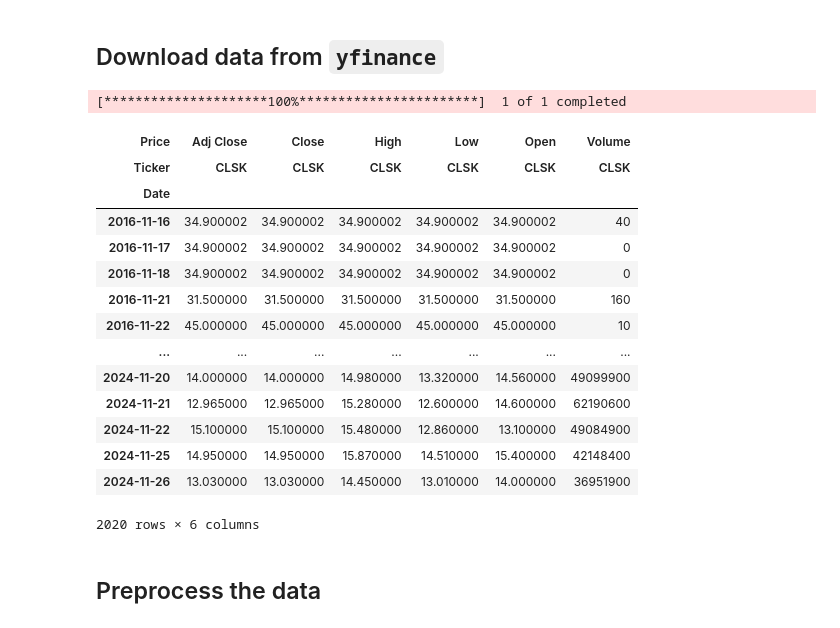
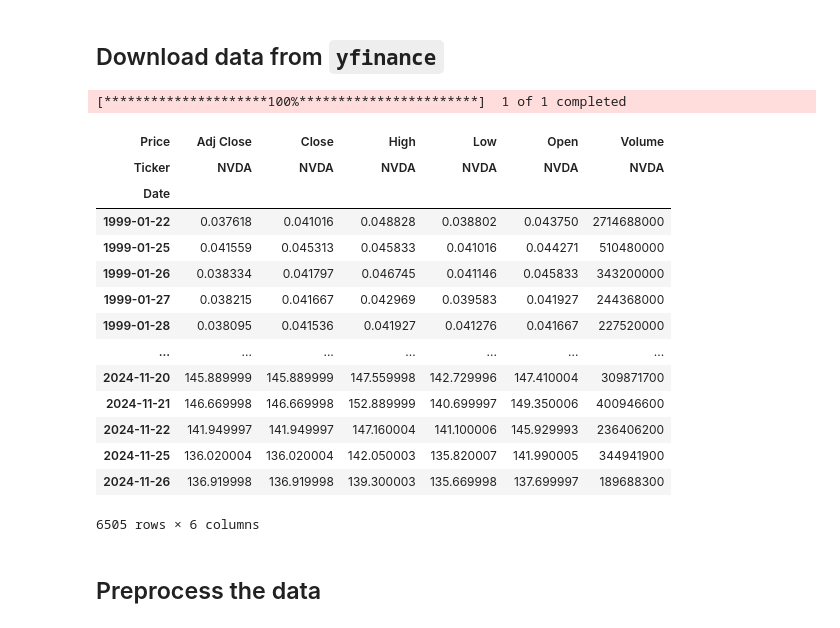
Before and after one commit to rniggebrugge/python-training, a Jupyter notebook: notebooks-course/09C_The Overfitting Problem.ipynb, the cells around one changed output. Cells and saved outputs as stored; diff of their text form; code cells hidden in the pictures.

```diff
--- a/notebooks-course/09C_The Overfitting Problem.ipynb
+++ b/notebooks-course/09C_The Overfitting Problem.ipynb
@@ -3,28 +3,30 @@
 # %% [markdown]
 ## Download data from `yfinance`
 # %%
+import pandas as pd
+import numpy as np
 import yfinance as yf
 
-ticker = 'CLSK'
+ticker = 'NVDA'
 df = yf.download(ticker)
 df
 # %% [output]
 [*********************100%***********************]  1 of 1 completed
 | Price | Adj Close | Close | High | Low | Open | Volume |
-| Ticker | CLSK | CLSK | CLSK | CLSK | CLSK | CLSK |
+| Ticker | NVDA | NVDA | NVDA | NVDA | NVDA | NVDA |
 | Date |  |  |  |  |  |  |
-| 2016-11-16 | 34.900002 | 34.900002 | 34.900002 | 34.900002 | 34.900002 | 40 |
-| 2016-11-17 | 34.900002 | 34.900002 | 34.900002 | 34.900002 | 34.900002 | 0 |
-| 2016-11-18 | 34.900002 | 34.900002 | 34.900002 | 34.900002 | 34.900002 | 0 |
-| 2016-11-21 | 31.500000 | 31.500000 | 31.500000 | 31.500000 | 31.500000 | 160 |
-| 2016-11-22 | 45.000000 | 45.000000 | 45.000000 | 45.000000 | 45.000000 | 10 |
+| 1999-01-22 | 0.037618 | 0.041016 | 0.048828 | 0.038802 | 0.043750 | 2714688000 |
+| 1999-01-25 | 0.041559 | 0.045313 | 0.045833 | 0.041016 | 0.044271 | 510480000 |
+| 1999-01-26 | 0.038334 | 0.041797 | 0.046745 | 0.041146 | 0.045833 | 343200000 |
+| 1999-01-27 | 0.038215 | 0.041667 | 0.042969 | 0.039583 | 0.041927 | 244368000 |
+| 1999-01-28 | 0.038095 | 0.041536 | 0.041927 | 0.041276 | 0.041667 | 227520000 |
 | ... | ... | ... | ... | ... | ... | ... |
-| 2024-11-20 | 14.000000 | 14.000000 | 14.980000 | 13.320000 | 14.560000 | 49099900 |
-| 2024-11-21 | 12.965000 | 12.965000 | 15.280000 | 12.600000 | 14.600000 | 62190600 |
-| 2024-11-22 | 15.100000 | 15.100000 | 15.480000 | 12.860000 | 13.100000 | 49084900 |
-| 2024-11-25 | 14.950000 | 14.950000 | 15.870000 | 14.510000 | 15.400000 | 42148400 |
-| 2024-11-26 | 13.030000 | 13.030000 | 14.450000 | 13.010000 | 14.000000 | 36951900 |
+| 2024-11-20 | 145.889999 | 145.889999 | 147.559998 | 142.729996 | 147.410004 | 309871700 |
+| 2024-11-21 | 146.669998 | 146.669998 | 152.889999 | 140.699997 | 149.350006 | 400946600 |
+| 2024-11-22 | 141.949997 | 141.949997 | 147.160004 | 141.100006 | 145.929993 | 236406200 |
+| 2024-11-25 | 136.020004 | 136.020004 | 142.050003 | 135.820007 | 141.990005 | 344941900 |
+| 2024-11-26 | 136.919998 | 136.919998 | 139.300003 | 135.669998 | 137.699997 | 189688300 |
-2020 rows × 6 columns
+6505 rows × 6 columns
 # %% [markdown]
 ## Preprocess the data
 # %% [markdown]
```
Also changed, not shown: parts of 17 cells of this notebook, 7 other files.
